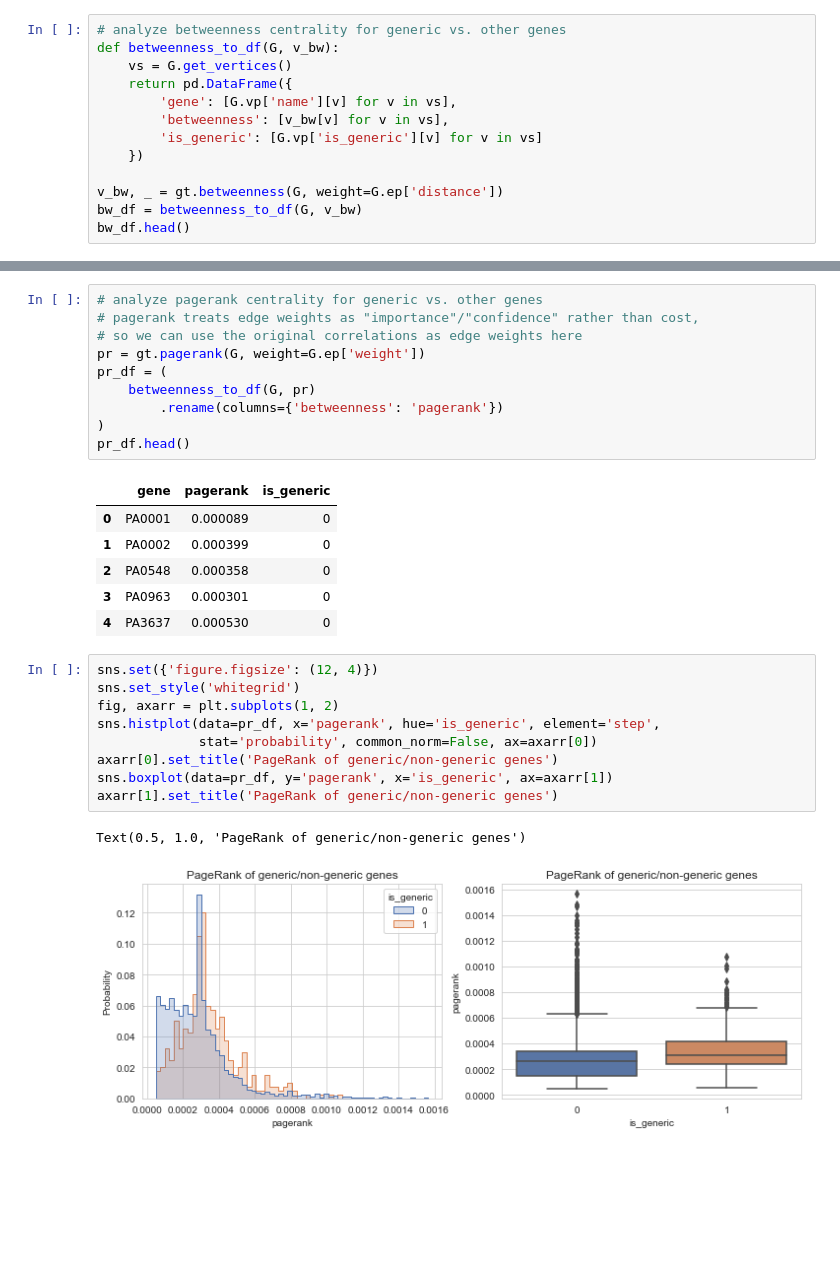
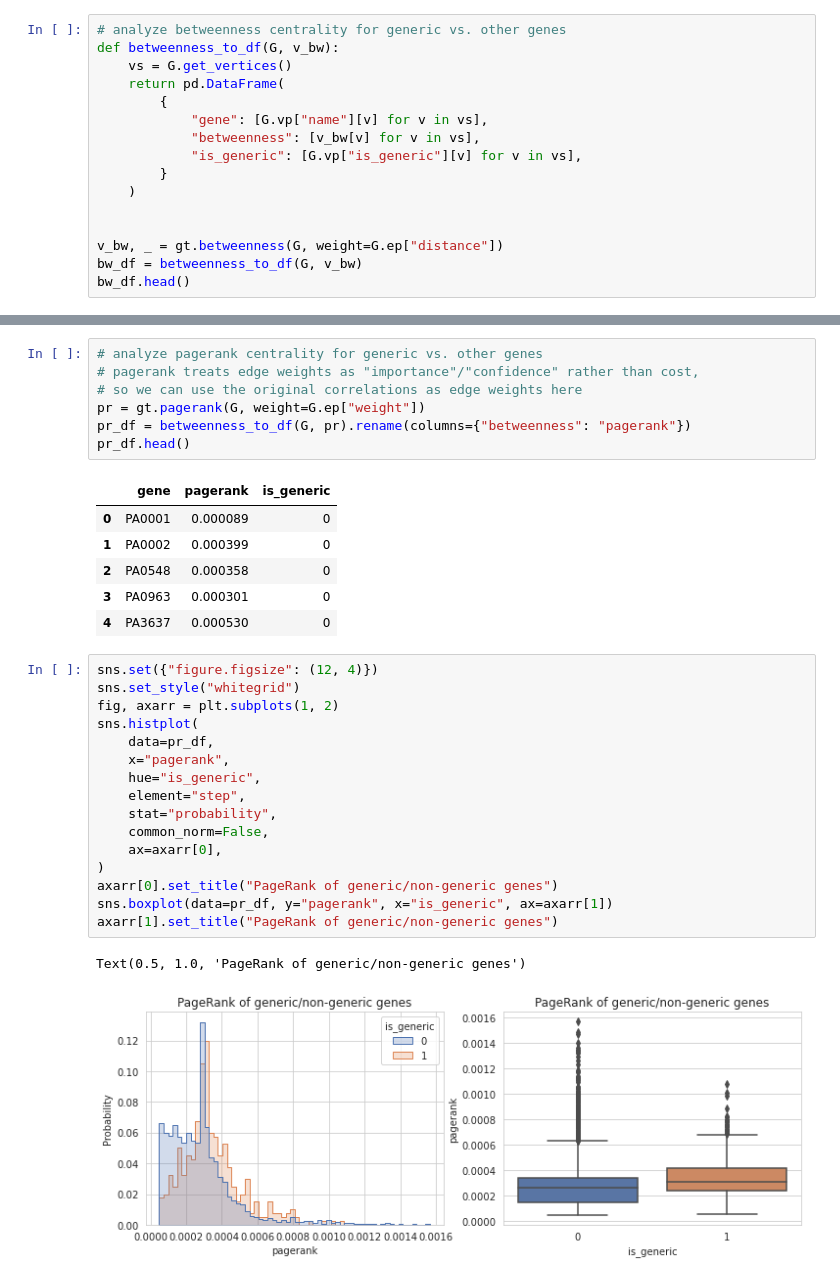
Before and after one commit to greenelab/generic-expression-patterns, a Jupyter notebook: network_analysis/2_calculate_node_statistics.ipynb, the cells around one changed output, grey strips where cells are left out. Cells and saved outputs as stored; diff of their text form; blank space fills up the shorter version.

```diff
--- a/network_analysis/2_calculate_node_statistics.ipynb
+++ b/network_analysis/2_calculate_node_statistics.ipynb
@@ -134,13 +179,16 @@ print(list(G.ep.keys()))
 # analyze betweenness centrality for generic vs. other genes
 def betweenness_to_df(G, v_bw):
     vs = G.get_vertices()
-    return pd.DataFrame({
-        'gene': [G.vp['name'][v] for v in vs],
-        'betweenness': [v_bw[v] for v in vs],
-        'is_generic': [G.vp['is_generic'][v] for v in vs]
-    })
+    return pd.DataFrame(
+        {
+            "gene": [G.vp["name"][v] for v in vs],
+            "betweenness": [v_bw[v] for v in vs],
+            "is_generic": [G.vp["is_generic"][v] for v in vs],
+        }
+    )
 
-v_bw, _ = gt.betweenness(G, weight=G.ep['distance'])
+
+v_bw, _ = gt.betweenness(G, weight=G.ep["distance"])
 bw_df = betweenness_to_df(G, v_bw)
 bw_df.head()
 # %% [output]
@@ -167,11 +222,8 @@ axarr[1].set_yscale('log')
 # analyze pagerank centrality for generic vs. other genes
 # pagerank treats edge weights as "importance"/"confidence" rather than cost,
 # so we can use the original correlations as edge weights here
-pr = gt.pagerank(G, weight=G.ep['weight'])
-pr_df = (
-    betweenness_to_df(G, pr)
-        .rename(columns={'betweenness': 'pagerank'})
-)
+pr = gt.pagerank(G, weight=G.ep["weight"])
+pr_df = betweenness_to_df(G, pr).rename(columns={"betweenness": "pagerank"})
 pr_df.head()
 # %% [output]
 |  | gene | pagerank | is_generic |
@@ -181,14 +233,21 @@ pr_df.head()
 | 3 | PA0963 | 0.000301 | 0 |
 | 4 | PA3637 | 0.000530 | 0 |
 # %%
-sns.set({'figure.figsize': (12, 4)})
-sns.set_style('whitegrid')
+sns.set({"figure.figsize": (12, 4)})
+sns.set_style("whitegrid")
 fig, axarr = plt.subplots(1, 2)
-sns.histplot(data=pr_df, x='pagerank', hue='is_generic', element='step',
-             stat='probability', common_norm=False, ax=axarr[0])
-axarr[0].set_title('PageRank of generic/non-generic genes')
-sns.boxplot(data=pr_df, y='pagerank', x='is_generic', ax=axarr[1])
-axarr[1].set_title('PageRank of generic/non-generic genes')
+sns.histplot(
+    data=pr_df,
+    x="pagerank",
+    hue="is_generic",
+    element="step",
+    stat="probability",
+    common_norm=False,
+    ax=axarr[0],
+)
+axarr[0].set_title("PageRank of generic/non-generic genes")
+sns.boxplot(data=pr_df, y="pagerank", x="is_generic", ax=axarr[1])
+axarr[1].set_title("PageRank of generic/non-generic genes")
 # %% [output]
 Text(0.5, 1.0, 'PageRank of generic/non-generic genes')
-[figure, old version]
+[figure, new version]
```
Also changed, not shown: parts of 9 cells of this notebook, 7 other files.
